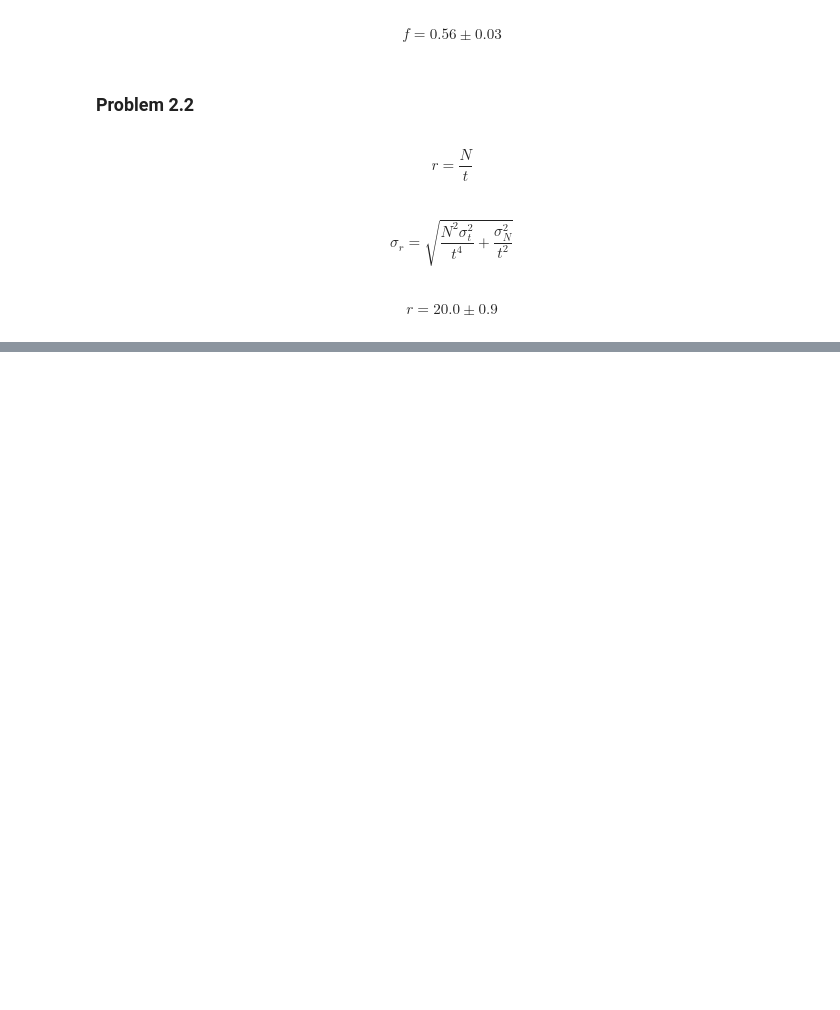
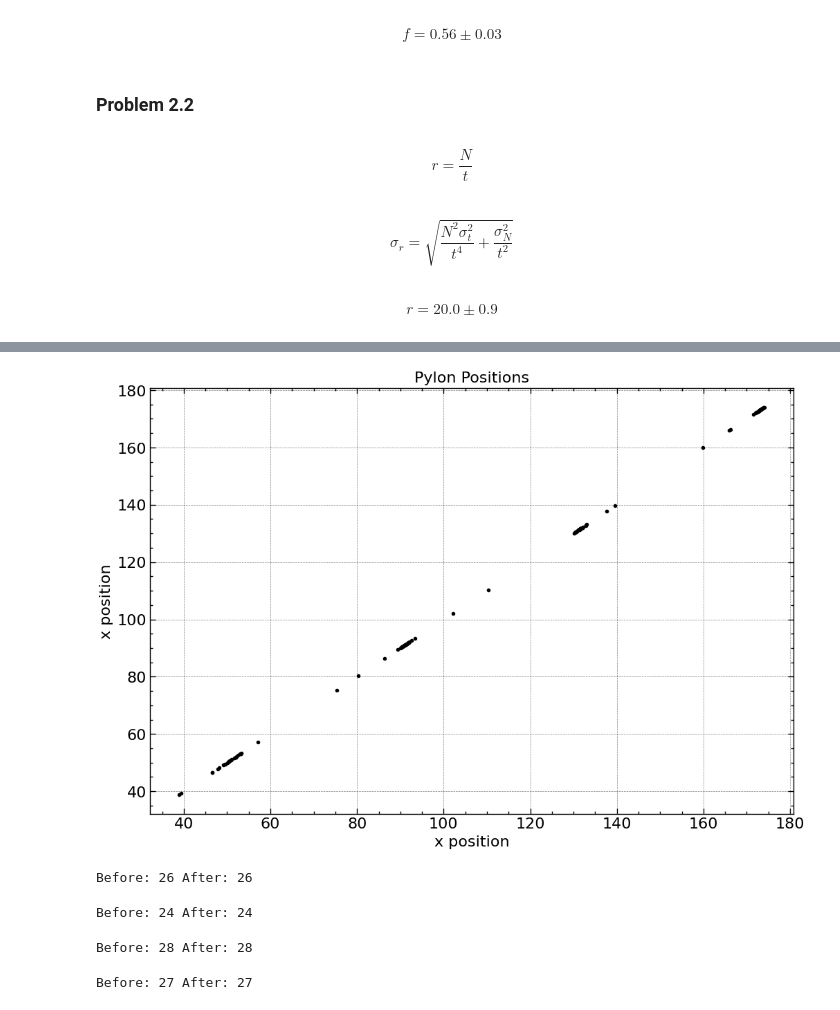
Before and after one commit to tobiassanta/AppStat2025, a Jupyter notebook: Problem Set/Problem Set.ipynb, the cells around one changed output, grey strips where cells are left out. Cells and saved outputs as stored; diff of their text form; code cells hidden in the pictures; blank space fills up the shorter version.

```diff
--- a/Problem Set/Problem Set.ipynb
+++ b/Problem Set/Problem Set.ipynb
@@ -223,0 +239,5 @@ $$r = 20.0 \pm 0.9$$
+# %%
+pylon_data = pd.read_csv('Problem 2/data_PylonPositions.csv', delimiter=',', header = 0)
+
+pylon_data_sorted = pylon_data.sort_values(['# Position']).reset_index(drop = True)
+pylon_data_sorted
@@ -223,0 +258,11 @@ $$r = 20.0 \pm 0.9$$
+# %%
+#Plotting of raw data
+plt.figure(figsize = (12,8))
+plt.plot(pylon_data_sorted['# Position'], pylon_data_sorted['# Position'], '.', color = 'black')
+plt.xlabel('x position')
+plt.ylabel('x position')
+plt.title('Pylon Positions')
+
+plt.savefig('Problem 2.3 - raw data.png', dpi = 300)
+# %% [output]
+[figure, added]
@@ -223,0 +287,36 @@ $$r = 20.0 \pm 0.9$$
+# %%
+# Cluster 1
+for i in range(1):   # keep your style
+    mask = chauvenet(cluster1)
+    cluster1_subset = cluster1[mask]
+    print("Before:", len(cluster1), "After:", len(cluster1_subset))
+    cluster1 = cluster1_subset
+# %% [output]
+Before: 26 After: 26
+# %%
+# Cluster 2
+for i in range(1):   # keep your style
+    mask = chauvenet(cluster2)
+    cluster2_subset = cluster2[mask]
+    print("Before:", len(cluster2), "After:", len(cluster2_subset))
+    cluster2 = cluster2_subset
+# %% [output]
+Before: 24 After: 24
+# %%
+#Cluster 3
+for i in range(1):
+    mask = chauvenet(cluster3)
+    cluster3_subset = cluster3[mask]
+    print("Before:", len(cluster3), "After:", len(cluster3_subset))
+    cluster3 = cluster3_subset
+# %% [output]
+Before: 28 After: 28
+# %%
+#Cluster 4
+for i in range(1):   # keep your style
+    mask = chauvenet(cluster4)
+    cluster4_subset = cluster4[mask]
+    print("Before:", len(cluster4), "After:", len(cluster4_subset))
+    cluster4 = cluster4_subset
+# %% [output]
+Before: 27 After: 27
```
Also changed, not shown: parts of 7 cells of this notebook.
